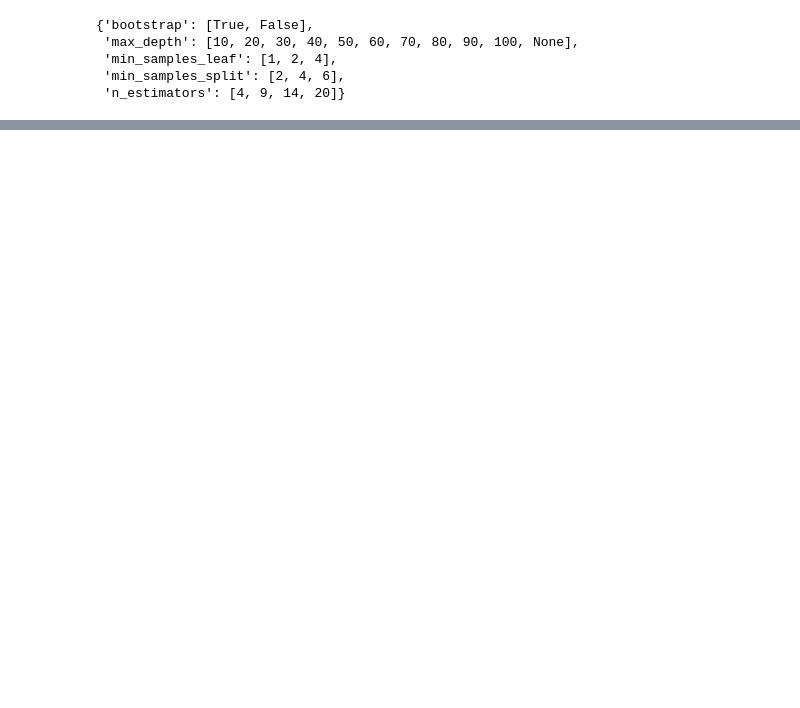
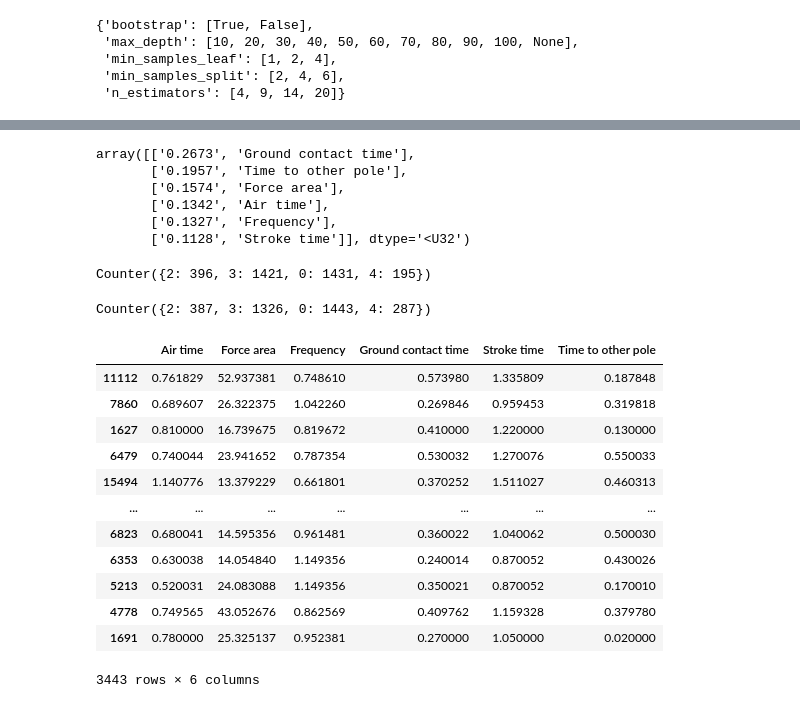
Before and after one commit to DavidLarssonIO/Data-driven-gait-analysis, a Jupyter notebook: main-savya.ipynb, the cells around one changed output, grey strips where cells are left out. Cells and saved outputs as stored; diff of their text form; code cells hidden in the pictures; blank space fills up the shorter version.

```diff
--- a/main-savya.ipynb
+++ b/main-savya.ipynb
@@ -510,0 +515,33 @@ weighted avg       0.96      0.96      0.96      8606
+# %%
+imp_score
+# %% [output]
+array([['0.2673', 'Ground contact time'],
+       ['0.1957', 'Time to other pole'],
+       ['0.1574', 'Force area'],
+       ['0.1342', 'Air time'],
+       ['0.1327', 'Frequency'],
+       ['0.1128', 'Stroke time']], dtype='<U32')
+# %%
+Counter(all_y_pred)
+# %% [output]
+Counter({2: 396, 3: 1421, 0: 1431, 4: 195})
+# %%
+Counter(y_valid)
+# %% [output]
+Counter({2: 387, 3: 1326, 0: 1443, 4: 287})
+# %%
+X_valid
+# %% [output]
+|  | Air time | Force area | Frequency | Ground contact time | Stroke time | Time to other pole |
+| 11112 | 0.761829 | 52.937381 | 0.748610 | 0.573980 | 1.335809 | 0.187848 |
+| 7860 | 0.689607 | 26.322375 | 1.042260 | 0.269846 | 0.959453 | 0.319818 |
+| 1627 | 0.810000 | 16.739675 | 0.819672 | 0.410000 | 1.220000 | 0.130000 |
+| 6479 | 0.740044 | 23.941652 | 0.787354 | 0.530032 | 1.270076 | 0.550033 |
+| 15494 | 1.140776 | 13.379229 | 0.661801 | 0.370252 | 1.511027 | 0.460313 |
+| ... | ... | ... | ... | ... | ... | ... |
+| 6823 | 0.680041 | 14.595356 | 0.961481 | 0.360022 | 1.040062 | 0.500030 |
+| 6353 | 0.630038 | 14.054840 | 1.149356 | 0.240014 | 0.870052 | 0.430026 |
+| 5213 | 0.520031 | 24.083088 | 1.149356 | 0.350021 | 0.870052 | 0.170010 |
+| 4778 | 0.749565 | 43.052676 | 0.862569 | 0.409762 | 1.159328 | 0.379780 |
+| 1691 | 0.780000 | 25.325137 | 0.952381 | 0.270000 | 1.050000 | 0.020000 |
+3443 rows × 6 columns
```
Also changed, not shown: parts of 7 cells of this notebook.
